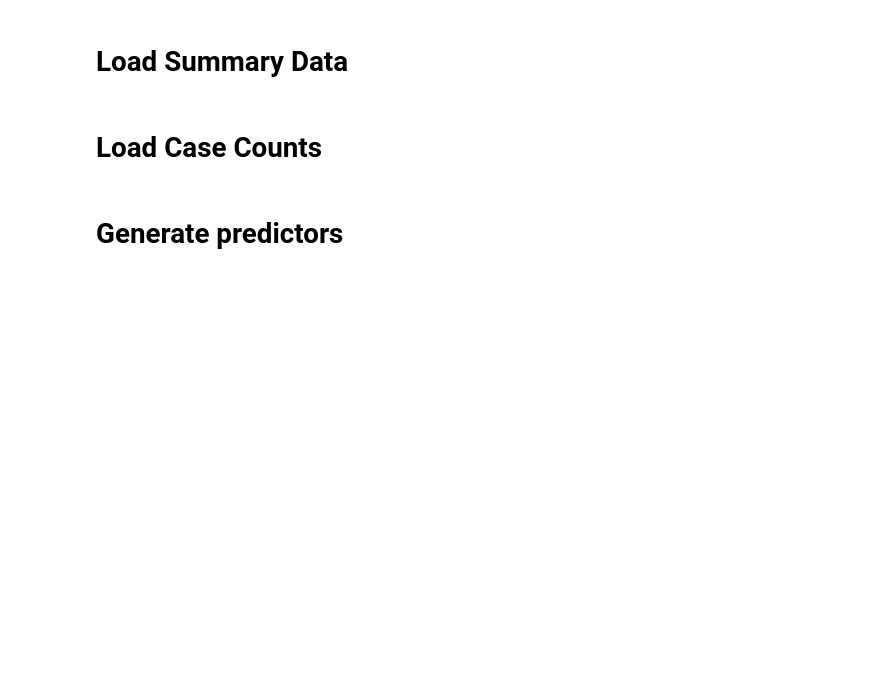
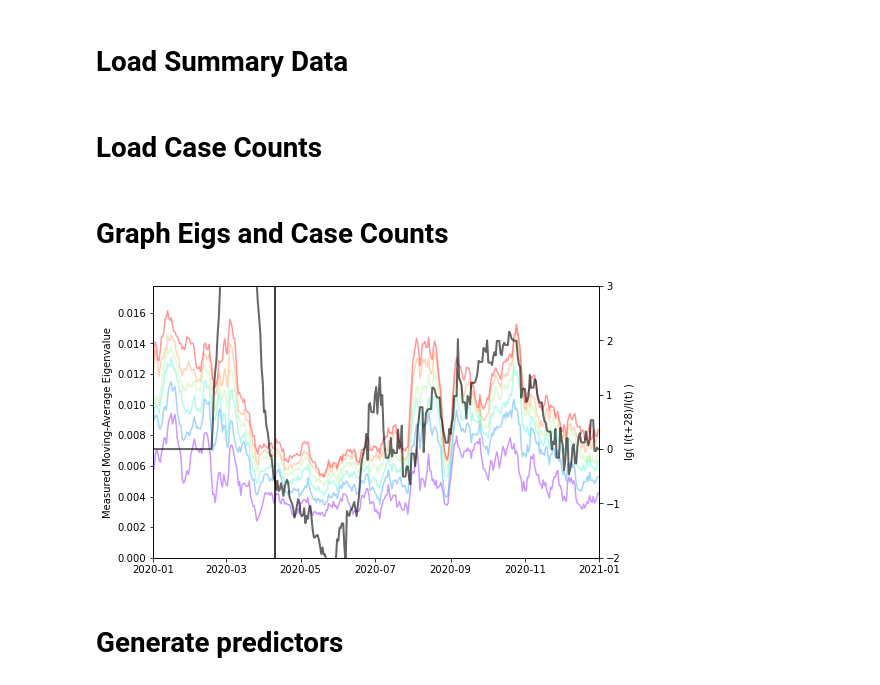
Before and after one commit to stephen-harmon-newman/contact-network-spectra-analysis, a Jupyter notebook: graph_analysis/spectral_result_analysis.ipynb, the cells around one changed output. Cells and saved outputs as stored; diff of their text form; code cells hidden in the pictures; blank space fills up the shorter version.

```diff
--- a/graph_analysis/spectral_result_analysis.ipynb
+++ b/graph_analysis/spectral_result_analysis.ipynb
@@ -92,6 +74,27 @@ current_state_average_cases = np.maximum(current_state_average_cases, 10)  # ===
 state_demographic_data = pd.read_csv("~/state_demographics.csv").set_index("State")  # From https://corgis-edu.github.io/corgis/ -- cite this, likely
 state_demographic_data.drop("District of Columbia", inplace=True)
 # print(state_demographic_data.columns)
+# %% [markdown]
+# Graph Eigs and Case Counts
+# %%
+fig, ax = plt.subplots(1, 1, figsize=(8, 5))
+ax.set_ylabel('Measured Moving-Average Eigenvalue')
+ax.set_ylim(bottom=0, top=np.max(mavg_eigs)*1.1)
+ax.set_xlim(left=DATE_ZERO, right=DATE_ZERO + ntd(mavg_eigs.shape[0]))
+#ax.set_xlabel('Days since Jan 1, 2020')
+cgen = iter(cm.rainbow(np.linspace(0, 1, eigs.shape[1])))
+for i in range(mavg_eigs.shape[1]):
+    ax.plot([DATE_ZERO + x for x in ntd(range(mavg_eigs.shape[0]))], mavg_eigs[:, i], c=next(cgen), alpha=.4)
+ax2 = ax.twinx()
+ax2.set_ylabel("lg( I(t+28)/I(t) )")
+ax2.plot([DATE_ZERO + x for x in ntd(range(mavg_eigs.shape[0]))], np.log2(current_state_average_cases[28:mavg_eigs.shape[0]+28] / current_state_average_cases[:mavg_eigs.shape[0]]), c='black',linewidth=2, alpha=.6)
+ax2.set_ylim(bottom=-2, top=3)
+plt.axvline(x = DATE_ZERO + ntd(START_TIME), color = 'black', label = 'axvline - full height')
+
+plt.savefig("/home/ec2-user/Plots/eigs_" + CURRENT_STATE + ".png", dpi=400, bbox_inches='tight')
+plt.show()
+# %% [output]
+[figure, added]
 # %% [markdown]
 # Generate predictors
 # %%
```
Also changed, not shown: parts of 13 cells of this notebook, 7 other files.
